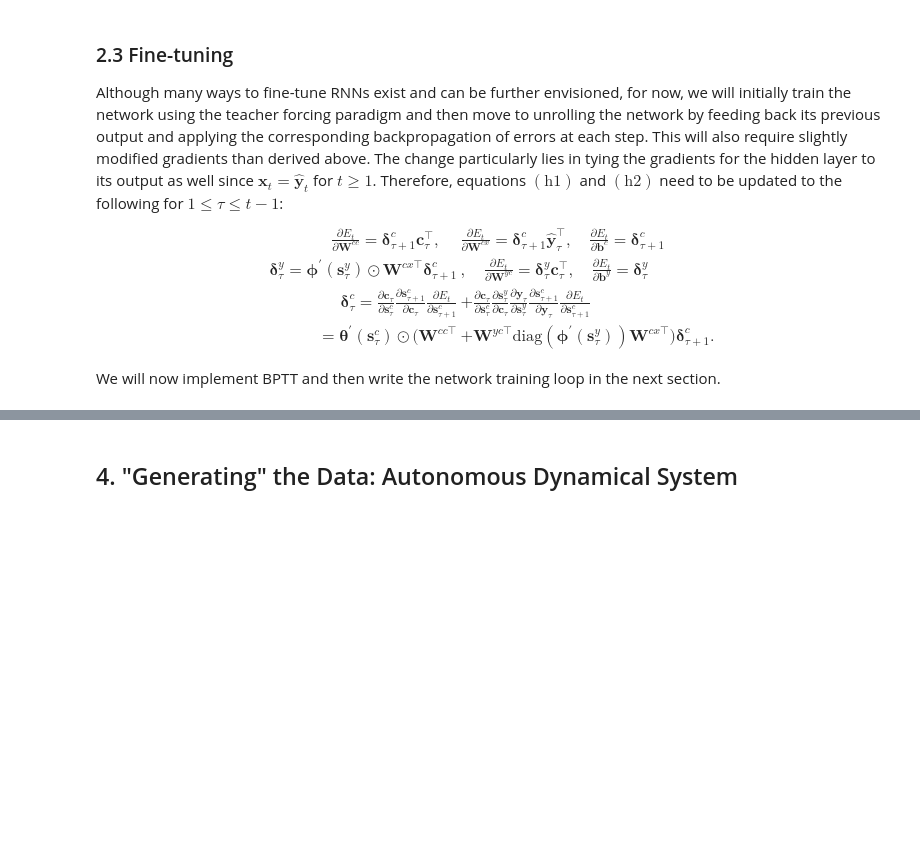
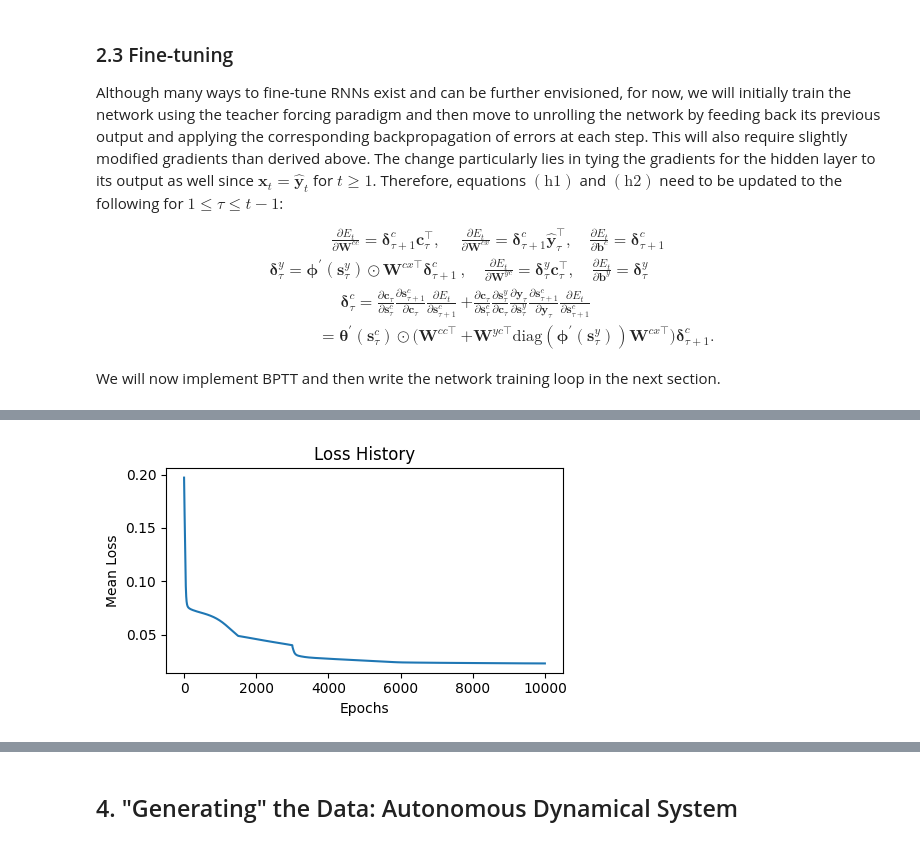
Before and after one commit to pranshumalik14/cognitive-neurorobotics-labs, a Jupyter notebook: vanilla_rnn/rnn.ipynb, the cells around one changed output, grey strips where cells are left out. Saved outputs shown, nothing was run; the diff lists cells and outputs as text; code cells hidden in the pictures; blank space fills up the shorter version.

```diff
--- a/vanilla_rnn/rnn.ipynb
+++ b/vanilla_rnn/rnn.ipynb
@@ -376,0 +504,26 @@ def train(self, ys, T=30, epochs=1000, alpha=0.001, fine_tune=False):
+# %%
+# create a mini batch to stabilize training
+def segment_trajectory(ys, batchsize=9, T=10, overlap=5):
+    uniqueidxs = (batchsize-1)*(T-overlap) + (T+1) # unique indices init from 0
+    assert overlap < T and batchsize > 1 and ys.shape[1] >= uniqueidxs
+    segments = [None]*batchsize
+    for i in range(batchsize):
+        start = i*(T - overlap)
+        end = start + (T + 1)
+        segments[i] = np.copy(ys[:, start:end])
+    return segments
+
+ribbon = np.load('./data/eight.npz')['trajectory'].T
+ribbon_segments = segment_trajectory(ribbon, batchsize=15)
+# %%
+ribbon_rnn = RNN(2, 3, 2, [ReLU(), Sigmoid()], seqIDs=['r'+str(i) for i in range(len(ribbon_segments))])
+# progressive training schedule (as a sequence of α, epochs, fine_tune)
+hyperparams = [(0.05, 1500, False), (0.01, 1500, False), (0.025, 3000, True), (0.01, 4000, True)]
+loss_hist = np.zeros(0, float)
+for alpha, epochs, fine_tune in hyperparams:
+    hist = ribbon_rnn.train(
+        ribbon_segments, SquaredNorm(), T=ribbon_segments[0].shape[1]-1, alpha=alpha, epochs=epochs, fine_tune=fine_tune
+    )
+    loss_hist = np.concatenate((loss_hist, hist))
+plot_loss_history(loss_hist)
+# %% [output]
@@ -376,0 +536 @@ def train(self, ys, T=30, epochs=1000, alpha=0.001, fine_tune=False):
+[figure, added]
```
Also changed, not shown: parts of 41 cells of this notebook.
